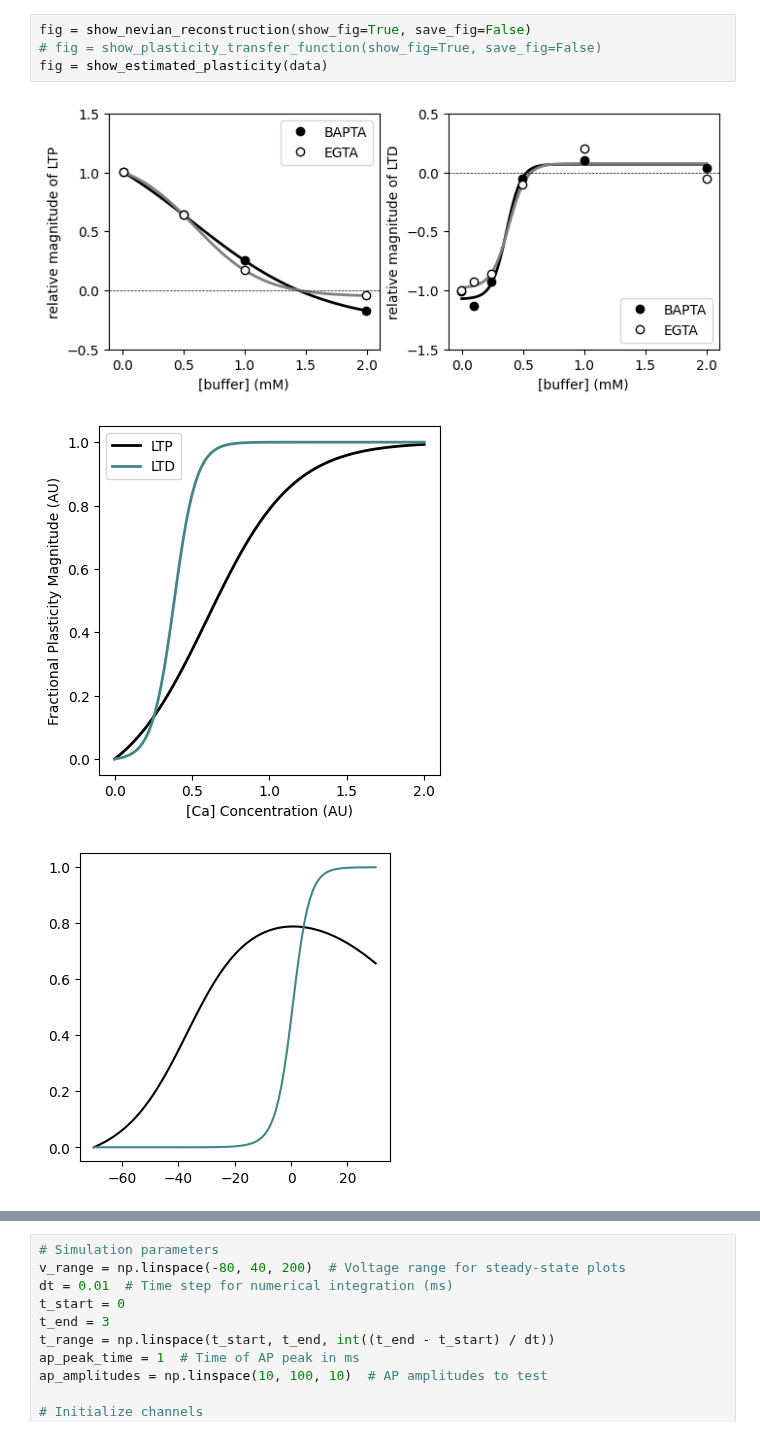
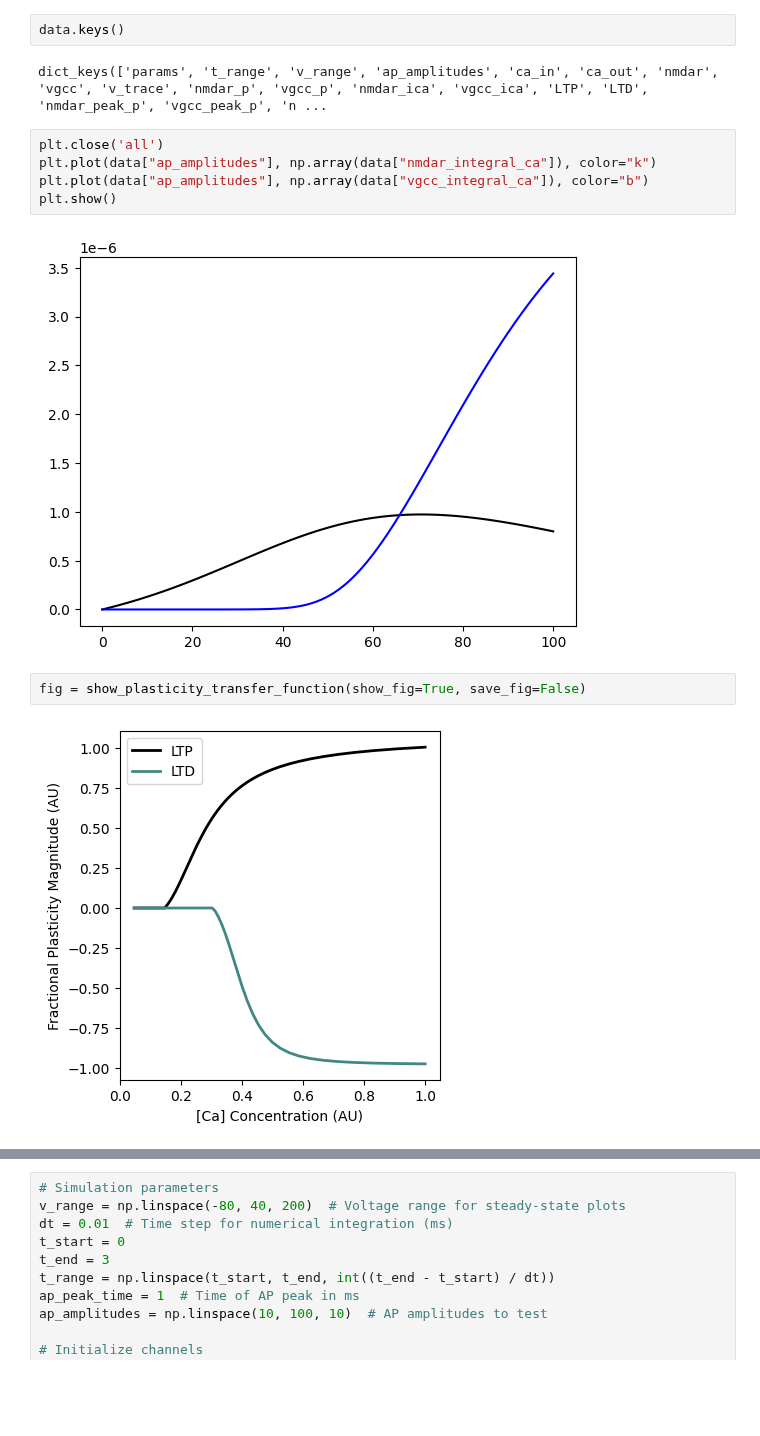
Before and after one commit to landoskape/plasticity-modeling, a Jupyter notebook: notebooks/conductance.ipynb, the cells around one changed output, grey strips where cells are left out. Drawn from its saved outputs; the diff is of its cells as text; blank space fills up the shorter version.

```diff
--- a/notebooks/conductance.ipynb
+++ b/notebooks/conductance.ipynb
@@ -51,8 +54,15 @@ plt.show()
+# %%
+data.keys()
+# %% [output]
+dict_keys(['params', 't_range', 'v_range', 'ap_amplitudes', 'ca_in', 'ca_out', 'nmdar', 'vgcc', 'v_trace', 'nmdar_p', 'vgcc_p', 'nmdar_ica', 'vgcc_ica', 'LTP', 'LTD', 'nmdar_peak_p', 'vgcc_peak_p', 'n ...
+# %%
+plt.close('all')
+plt.plot(data["ap_amplitudes"], np.array(data["nmdar_integral_ca"]), color="k")
+plt.plot(data["ap_amplitudes"], np.array(data["vgcc_integral_ca"]), color="b")
+plt.show()
+# %% [output]
+[figure, added]
 # %%
-fig = show_nevian_reconstruction(show_fig=True, save_fig=False)
-# fig = show_plasticity_transfer_function(show_fig=True, save_fig=False)
-fig = show_estimated_plasticity(data)
+fig = show_plasticity_transfer_function(show_fig=True, save_fig=False)
 # %% [output]
-[figure, old version]
+[figure, new version]
-[figure, removed]
-[figure, removed]
```
Also changed, not shown: parts of 10 cells of this notebook, 1 other file.
